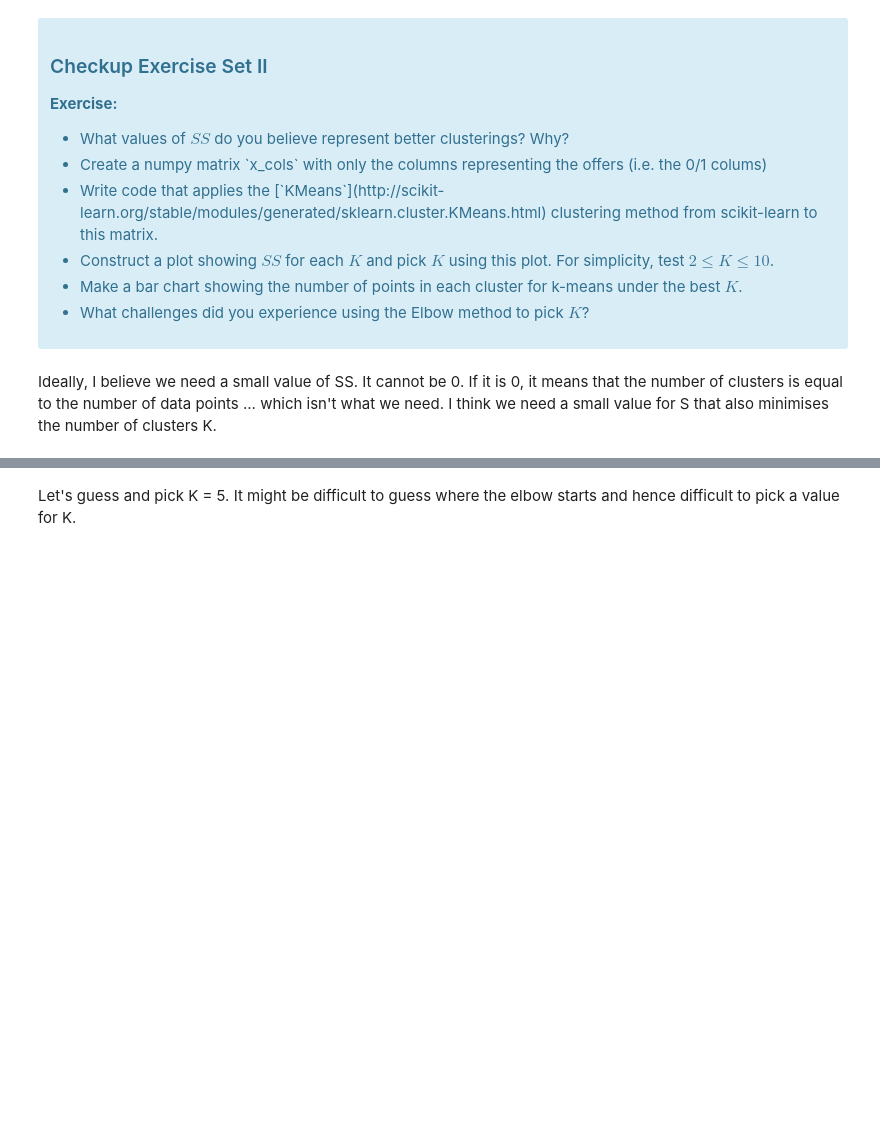
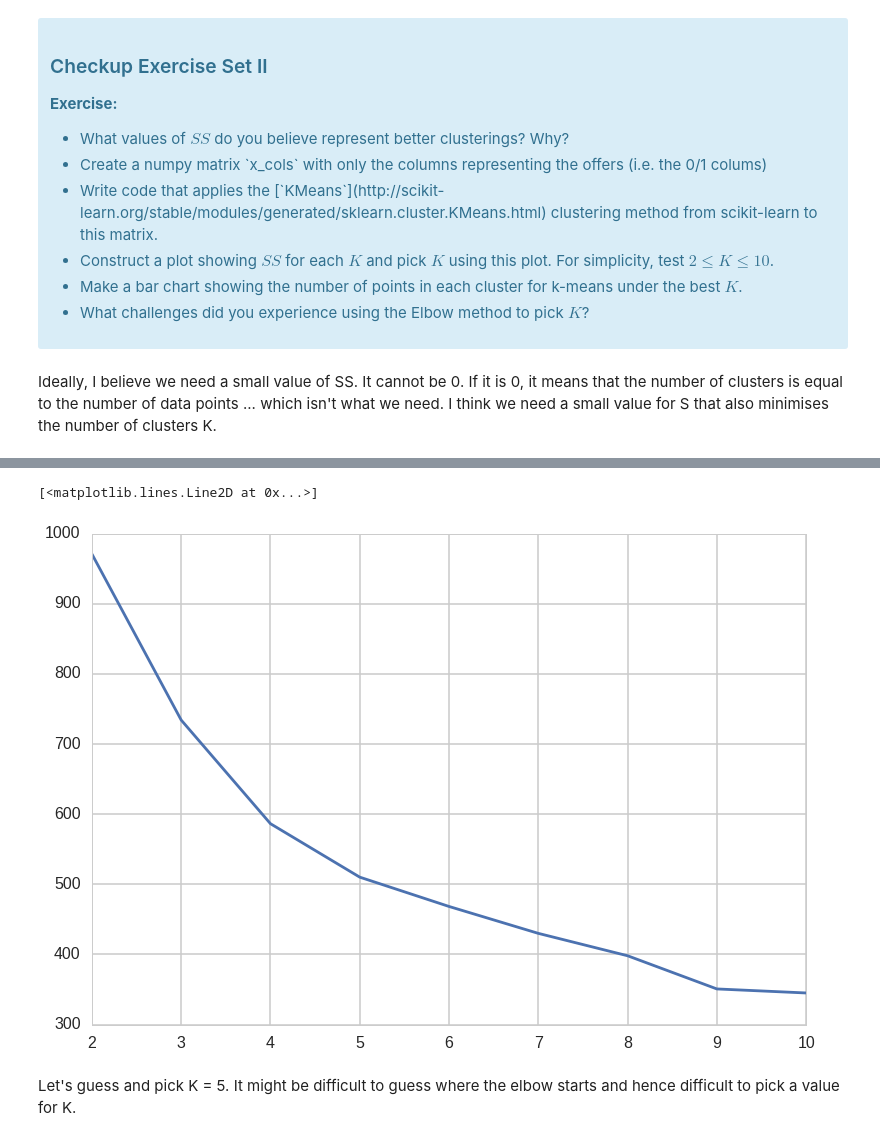
Before and after one commit to rsibi/Springboard, a Jupyter notebook: Machine Learning/clustering/Mini_Project_Clustering.ipynb, the cells around one changed output, grey strips where cells are left out. Saved outputs shown, nothing was run; the diff lists cells and outputs as text; code cells hidden in the pictures; blank space fills up the shorter version.

Commit message:
Minor edits again on clusters

```diff
--- a/Machine Learning/clustering/Mini_Project_Clustering.ipynb
+++ b/Machine Learning/clustering/Mini_Project_Clustering.ipynb
@@ -153,0 +132,15 @@ plt.title('Elbow for KMeans clustering')
+# %%
+ss_vals = []
+df_sub = offers_transactions[offers_transactions.columns[2:]]
+
+for i in xrange(2,11):
+    cluster = KMeans(n_clusters=i)
+    offers_transactions['cluster'] = cluster.fit_predict(df_sub)
+
+#     offers_transactions.cluster.value_counts()
+
+    ss = 0
+    for val_id in xrange(0,100):
+        k = cluster.labels_[val_id];
+        ss = ss + math.pow(distance.euclidean(df_sub.loc[val_id],cluster.cluster_centers_[k]),4)
+    ss_vals.append(ss)
@@ -154,3 +159,8 @@ plt.title('Elbow for KMeans clustering')
+# %%
+plt.plot(xrange(2,11),ss_vals)
+# %% [output]
+[<matplotlib.lines.Line2D at 0x...>]
+[figure, added]
 # %% [markdown]
 Let's guess and pick K = 5. It might be difficult to guess where the elbow starts and hence difficult to pick a value for K.
 # %% [markdown]
```
Also changed, not shown: parts of 25 cells of this notebook.
